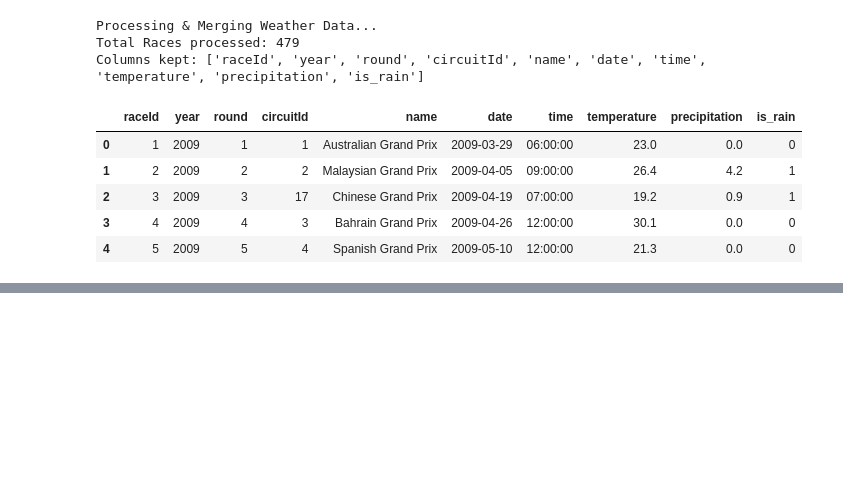
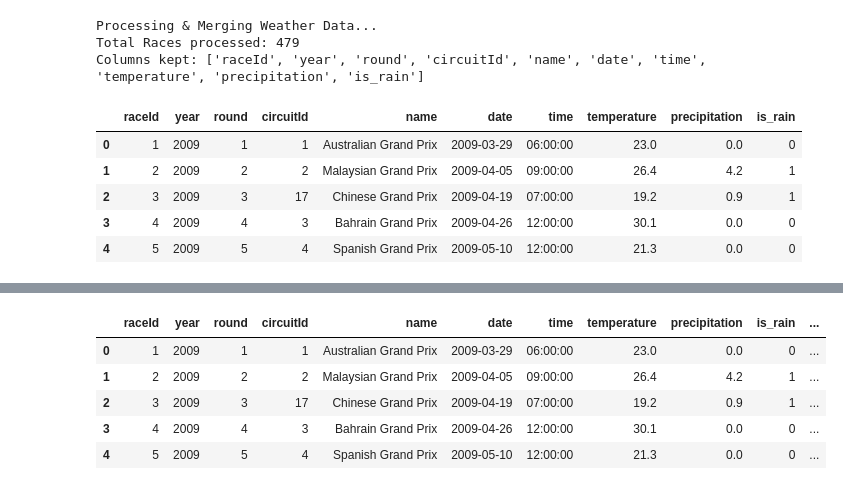
Before and after one commit to xiaojian1202/cse158-assignment-2, a Jupyter notebook: main.ipynb, the cells around one changed output, grey strips where cells are left out. Cells and saved outputs as stored; diff of their text form; code cells hidden in the pictures; blank space fills up the shorter version.

```diff
--- a/main.ipynb
+++ b/main.ipynb
@@ -243,0 +295,20 @@ print(labels_df)
+# %%
+
+# ---------- GRID SHAKE-UP ----------
+# seasonal qualifying average per driver
+season_avg = (
+    qual_df.groupby(['year', 'driverId'])['position']
+    .mean()
+    .reset_index()
+    .rename(columns={'position': 'season_avg_position'})
+)
+
+qual_pos = qual_df.merge(season_avg, on=["year", "driverId"], how="left")
+qual_pos["shake"] = (qual_pos["position"] - qual_pos["season_avg_position"]).abs()
+
+grid_shakeup = (
+    qual_pos.groupby("raceId")["shake"]
+    .mean()
+    .reset_index()
+    .rename(columns={"shake": "grid_shakeup"})
+)
@@ -243,0 +333,19 @@ print(labels_df)
+# %%
+# ---------- MERGE EVERYTHING ----------
+eda_df = (
+    main_races
+    .merge(labels_df, on="raceId", how="left")
+    .merge(grid_spread, on="raceId", how="left")
+    .merge(grid_shakeup, on="raceId", how="left")
+    .merge(title_tension, on="raceId", how="left")
+    .merge(altitude, on="circuitId", how="left")
+)
+
+eda_df.head()
+# %% [output]
+|  | raceId | year | round | circuitId | name | date | time | temperature | precipitation | is_rain | ... |
+| 0 | 1 | 2009 | 1 | 1 | Australian Grand Prix | 2009-03-29 | 06:00:00 | 23.0 | 0.0 | 0 | ... |
+| 1 | 2 | 2009 | 2 | 2 | Malaysian Grand Prix | 2009-04-05 | 09:00:00 | 26.4 | 4.2 | 1 | ... |
+| 2 | 3 | 2009 | 3 | 17 | Chinese Grand Prix | 2009-04-19 | 07:00:00 | 19.2 | 0.9 | 1 | ... |
+| 3 | 4 | 2009 | 4 | 3 | Bahrain Grand Prix | 2009-04-26 | 12:00:00 | 30.1 | 0.0 | 0 | ... |
+| 4 | 5 | 2009 | 5 | 4 | Spanish Grand Prix | 2009-05-10 | 12:00:00 | 21.3 | 0.0 | 0 | ... |
```
Also changed, not shown: parts of 19 cells of this notebook, 1 other file.
